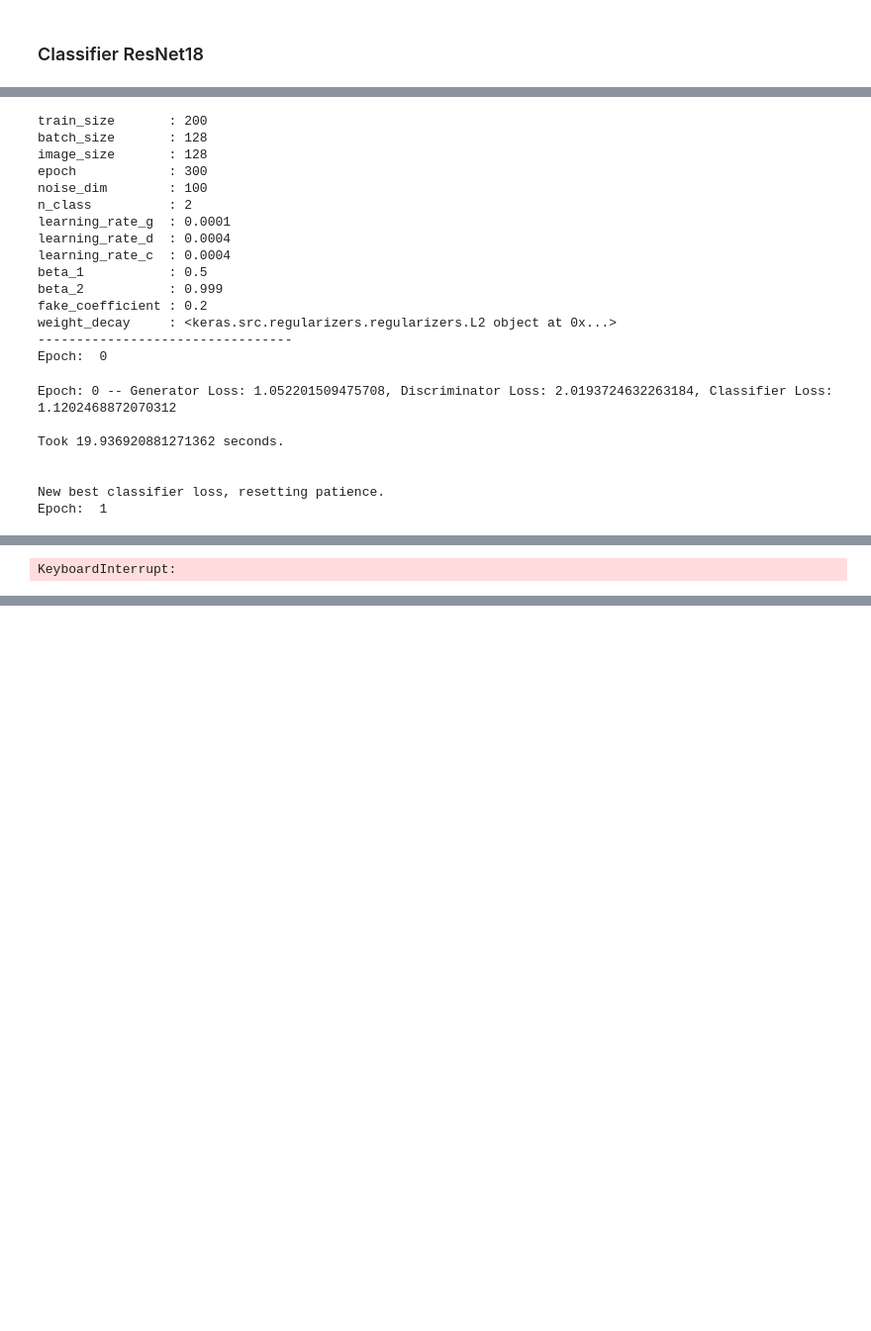
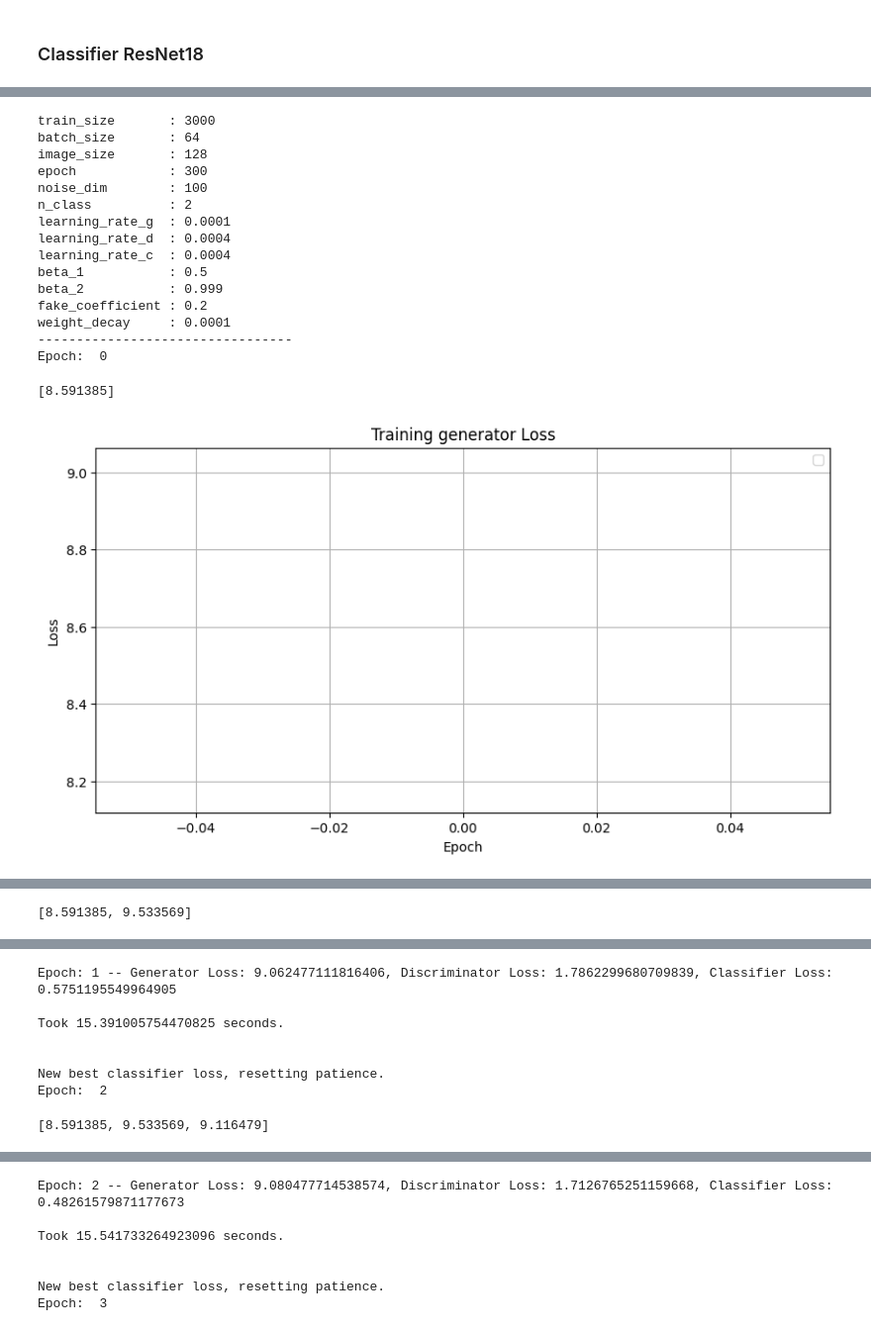
Before and after one commit to PotatoPotato12345678/PBL5, a Jupyter notebook: CGAN_tensor.ipynb, the cells around one changed output, grey strips where cells are left out. Shown at 99% size. Drawn from its saved outputs; the diff is of its cells as text; code cells hidden in the pictures; blank space fills up the shorter version.

```diff
--- a/CGAN_tensor.ipynb
+++ b/CGAN_tensor.ipynb
@@ -304,7 +307,7 @@ def build_discriminator(input_shape=(128, 128, 3), alpha=0.2):
     x = Flatten()(x)
 
     source_output = Dense(1, activation='sigmoid', name='source')(x) # fake or real
-    class_output = Dense(n_class, activation='softmax', name='class')(x) # class label (num)
+    class_output = Dense(1, activation='sigmoid', name='class')(x) # class label (0 or 1)
 
     model = tf.keras.Model(inputs=inputs, outputs=[source_output, class_output], name="Discriminator")
     return model
@@ -385,7 +388,7 @@ def build_resnet18():
     x = conv_block(x, 512)
 
     x = GlobalAveragePooling2D()(x)
-    outputs = Dense(n_class, activation='softmax', kernel_regularizer=l2_reg)(x)
+    outputs = Dense(1, activation='sigmoid', kernel_regularizer=l2_reg)(x)
 
     model = models.Model(inputs=inputs, outputs=outputs, name="ResNet18")
     return model
@@ -458,7 +473,7 @@ def train_step(dataset):
     with tf.GradientTape() as tape:
         pred_fake_s, pred_fake_c = d_model(generated_images, training=True)
         pred_real_s, pred_real_c = d_model(real_images, training=True)
-        d_loss = discriminator_loss(pred_real_s, pred_fake_s, pred_real_c, pred_fake_c, one_hot_real_labels)
+        d_loss = discriminator_loss(pred_real_s, pred_fake_s, pred_real_c, pred_fake_c, real_labels)
     grads = tape.gradient(d_loss, d_model.trainable_variables)
     d_optimizer.apply_gradients(zip(grads, d_model.trainable_variables))
 
@@ -468,7 +483,7 @@ def train_step(dataset):
         pred_fake_s, pred_fake_c = d_model(fake_images, training=True)
         classifier_pred_real = c_model(real_images, training=False)
 
-        g_loss = generator_loss(pred_fake_s, pred_fake_c, one_hot_real_labels, classifier_pred_real)
+        g_loss = generator_loss(pred_fake_s, pred_fake_c, real_labels, classifier_pred_real)
     grads = tape.gradient(g_loss, g_model.trainable_variables)
     g_optimizer.apply_gradients(zip(grads, g_model.trainable_variables))
 
@@ -476,7 +491,7 @@ def train_step(dataset):
     with tf.GradientTape() as tape:
         pred_fake_cls = c_model(generated_images, training=True)
         pred_real_cls = c_model(real_images, training=True)
-        c_loss = classifier_loss(pred_fake_cls, pred_real_cls, one_hot_real_labels)
+        c_loss = classifier_loss(pred_fake_cls, pred_real_cls, real_labels)
 
     grads = tape.gradient(c_loss, c_model.trainable_variables)
     c_optimizer.apply_gradients(zip(grads, c_model.trainable_variables))
@@ -485,32 +500,32 @@ def train_step(dataset):
 # %%
 def train(dataset, epochs=epoch_count):
     best_loss = float('inf')
-    patience = 5  # you can change this
+    patience = 50
     wait = 0
+    g_loss_list = []
+    d_loss_list = []
+    c_loss_list = []
     for epoch in range(epochs):
         print('Epoch: ', epoch)
         start = time.time()
         itern = 0
 
-        g_loss_list = []
-        d_loss_list = []
-        c_loss_list = []
-
         for image_batch in tqdm(dataset):
             d_loss, g_loss, c_loss = train_step(image_batch)
-
-            g_loss_list.append(g_loss)
-            d_loss_list.append(d_loss)
-            c_loss_list.append(c_loss)
-            with open(f"{dic}/loss.csv", 'a') as f:
-                writer = csv.writer(f)
-                writer.writerow([epoch, d_loss, g_loss, c_loss])
             itern=itern+1
         if (epoch+1) % 10 == 0:
-            show_samples(3, n_class, g_model)
+            show_samples(3)
             g_model.save(f"{dic}/generator.keras")
             d_model.save(f"{dic}/discriminator.keras")
             c_model.save(f"{dic}/classifier.keras")
+
+        g_loss_list.append(g_loss.numpy())
+        d_loss_list.append(d_loss.numpy())
+        c_loss_list.append(c_loss.numpy())
+        plot_loss(g_loss_list)
+        with open(f"{dic}/loss.csv", 'a') as f:
+            writer = csv.writer(f)
+            writer.writerow([epoch, itern, d_loss.numpy(), g_loss.numpy(), c_loss.numpy()])
 
 
         print (f'Epoch: {epoch} -- Generator Loss: {np.mean(g_loss_list)}, Discriminator Loss: {np.mean(d_loss_list)}, Classifier Loss: {np.mean(c_loss_list)}\n')
@@ -534,44 +549,39 @@ os.mkdir(dic)
 
 basic_info = {"train_size":train_size, "batch_size": batch_size, "image_size":img_size, "epoch": epoch_count,
               "noise_dim":noise_dim, "n_class":n_class, "learning_rate_g": l_rate_g, "learning_rate_d":l_rate_d,
-              "learning_rate_c":l_rate_c, "beta_1":b1, "beta_2":b2,  "fake_coefficient":r, "weight_decay": l2_reg}
+              "learning_rate_c":l_rate_c, "beta_1":b1, "beta_2":b2,  "fake_coefficient":r, "weight_decay": weight_decay}
 
 keys = basic_info.keys()
 rows = basic_info.values()
 with open(f"{dic}/basic_info.csv", 'w') as f:
     writer = csv.writer(f)
     writer.writerow(keys)
     writer.writerows([rows])
 
 max_key_len = max(len(k) for k in basic_info.keys())
 for k, v in basic_info.items():
     print(f"{k:<{max_key_len}} : {v}")
 print("---------------------------------")
 
 train(dataset, epochs=epoch_count)
 g_model.save(f"{dic}/generator.keras")
 d_model.save(f"{dic}/discriminator.keras")
 c_model.save(f"{dic}/classifier.keras")
 # %% [output]
-train_size       : 200
-batch_size       : 128
+train_size       : 3000
+batch_size       : 64
 image_size       : 128
 epoch            : 300
 noise_dim        : 100
 n_class          : 2
 learning_rate_g  : 0.0001
 learning_rate_d  : 0.0004
 learning_rate_c  : 0.0004
 beta_1           : 0.5
 beta_2           : 0.999
 fake_coefficient : 0.2
-weight_decay     : <keras.src.regularizers.regularizers.L2 object at 0x...>
+weight_decay     : 0.0001
 ---------------------------------
 Epoch:  0
-Epoch: 0 -- Generator Loss: 1.052201509475708, Discriminator Loss: 2.0193724632263184, Classifier Loss: 1.1202468872070312
-
-Took 19.936920881271362 seconds.
-
-
-New best classifier loss, resetting patience.
-Epoch:  1
+[8.591385]
+[figure, added]
@@ -585 +595 @@ Epoch:  2
-KeyboardInterrupt:
+[8.591385, 9.533569]
@@ -585,0 +597,8 @@ KeyboardInterrupt:
+Epoch: 1 -- Generator Loss: 9.062477111816406, Discriminator Loss: 1.7862299680709839, Classifier Loss: 0.5751195549964905
+
+Took 15.391005754470825 seconds.
+
+
+New best classifier loss, resetting patience.
+Epoch:  2
+[8.591385, 9.533569, 9.116479]
@@ -585,0 +606,7 @@ KeyboardInterrupt:
+Epoch: 2 -- Generator Loss: 9.080477714538574, Discriminator Loss: 1.7126765251159668, Classifier Loss: 0.48261579871177673
+
+Took 15.541733264923096 seconds.
+
+
+New best classifier loss, resetting patience.
+Epoch:  3
```
Also changed, not shown: parts of 9 cells of this notebook, 41 other files.
